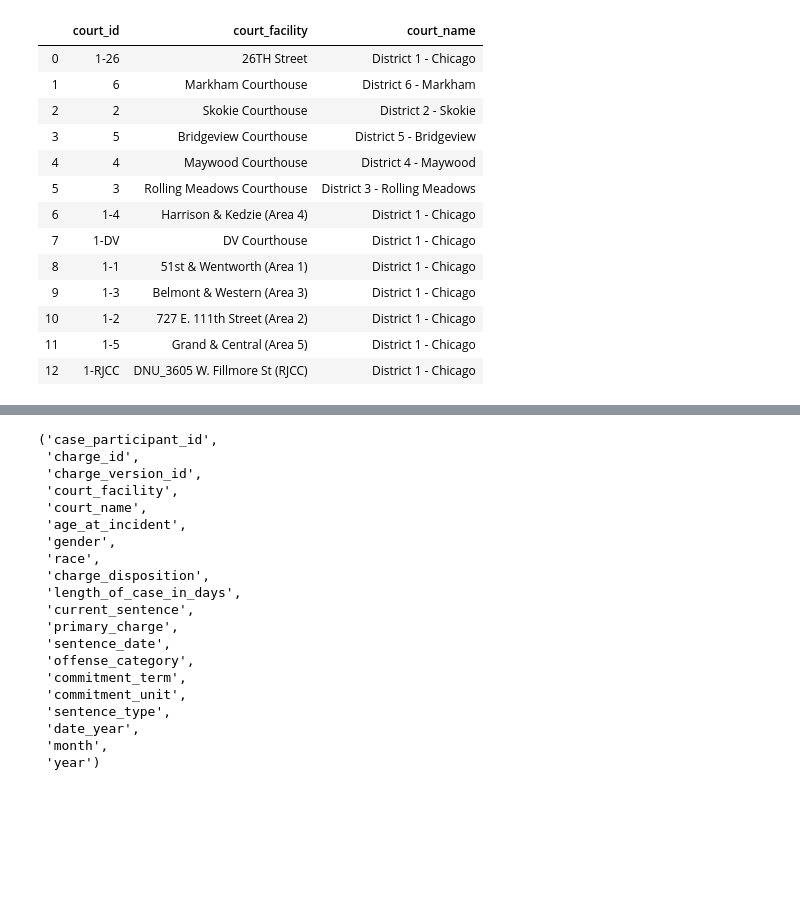
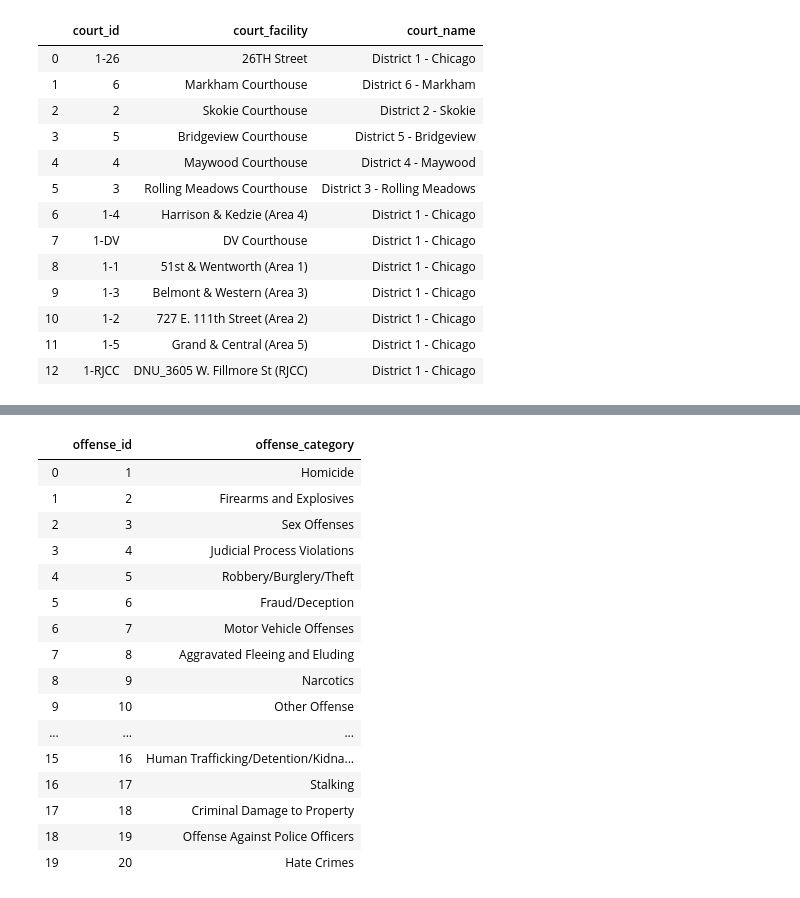
Before and after one commit to cckuqui/CCSAO-Sentencing, a Jupyter notebook: Back-end/data-cleaning.ipynb, the cells around one changed output, grey strips where cells are left out. Cells and saved outputs as stored; diff of their text form; code cells hidden in the pictures; blank space fills up the shorter version.

```diff
--- a/Back-end/data-cleaning.ipynb
+++ b/Back-end/data-cleaning.ipynb
@@ -1200,23 +1200,24 @@ charge_version_id list
-# %%
-'case_participant_id', 'charge_id', 'charge_version_id','court_facility', 'court_name', 'age_at_incident', 'gender', 'race','charge_disposition', 'length_of_case_in_days', 'current_sentence','primary_charge', 'sentence_date', 'offense_category','commitment_term','commitment_unit', 'sentence_type', 'date_year','month', 'year'
-# %% [output]
-('case_participant_id',
- 'charge_id',
- 'charge_version_id',
- 'court_facility',
- 'court_name',
- 'age_at_incident',
- 'gender',
- 'race',
- 'charge_disposition',
- 'length_of_case_in_days',
- 'current_sentence',
- 'primary_charge',
- 'sentence_date',
- 'offense_category',
- 'commitment_term',
- 'commitment_unit',
- 'sentence_type',
- 'date_year',
- 'month',
- 'year')
+# %%
+offenses = data[['offense_category']].drop_duplicates()
+offenses = offenses.reset_index(drop=True)
+offenses['offense_id'] = offenses.index + 1
+offenses = offenses[['offense_id','offense_category']]
+offenses
+# %% [output]
+|  | offense_id | offense_category |
+| 0 | 1 | Homicide |
+| 1 | 2 | Firearms and Explosives |
+| 2 | 3 | Sex Offenses |
+| 3 | 4 | Judicial Process Violations |
+| 4 | 5 | Robbery/Burglery/Theft |
+| 5 | 6 | Fraud/Deception |
+| 6 | 7 | Motor Vehicle Offenses |
+| 7 | 8 | Aggravated Fleeing and Eluding |
+| 8 | 9 | Narcotics |
+| 9 | 10 | Other Offense |
+| ... | ... | ... |
+| 15 | 16 | Human Trafficking/Detention/Kidna... |
+| 16 | 17 | Stalking |
+| 17 | 18 | Criminal Damage to Property |
+| 18 | 19 | Offense Against Police Officers |
+| 19 | 20 | Hate Crimes |
```
Also changed, not shown: parts of 33 cells of this notebook, 3 other files.
